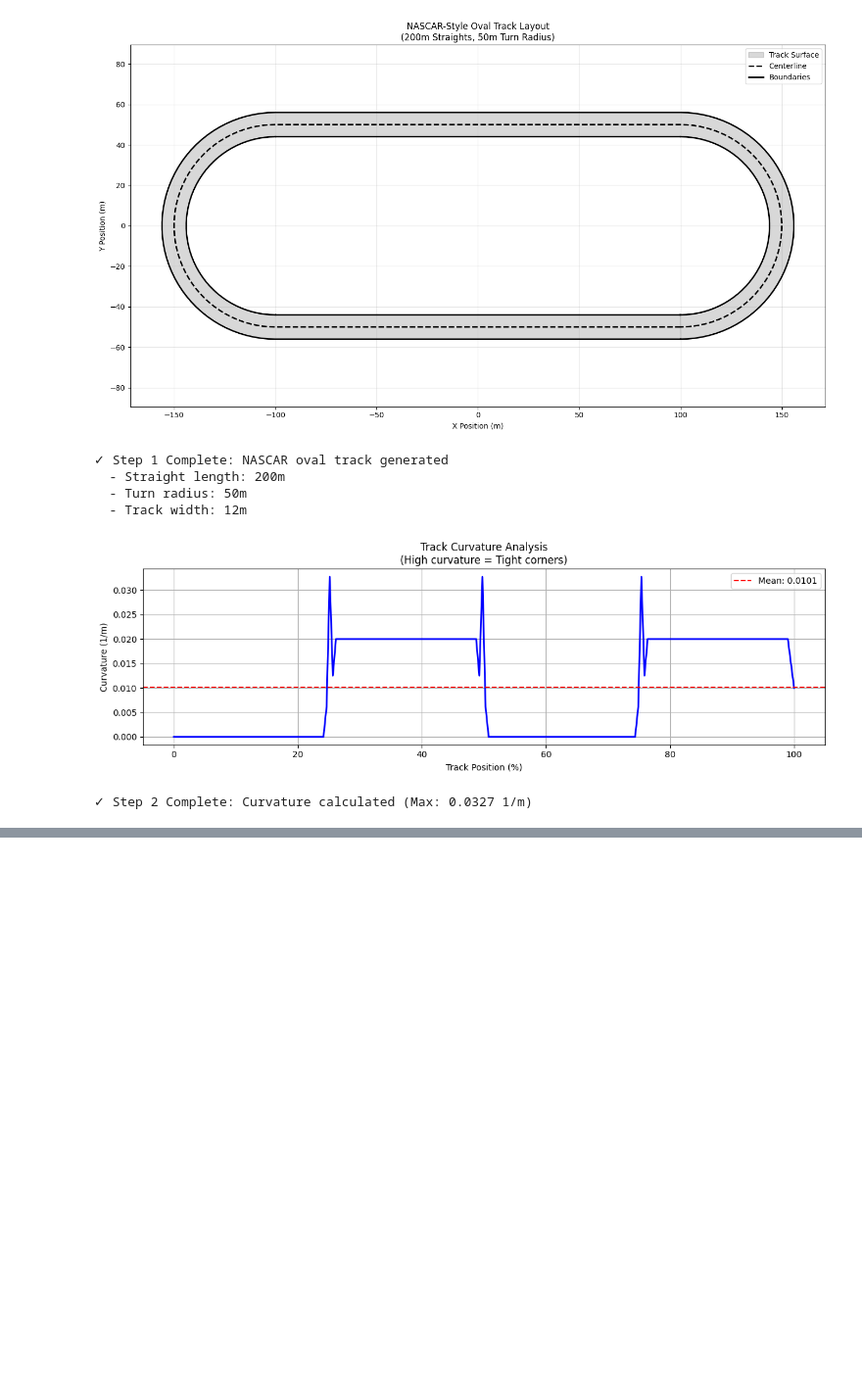
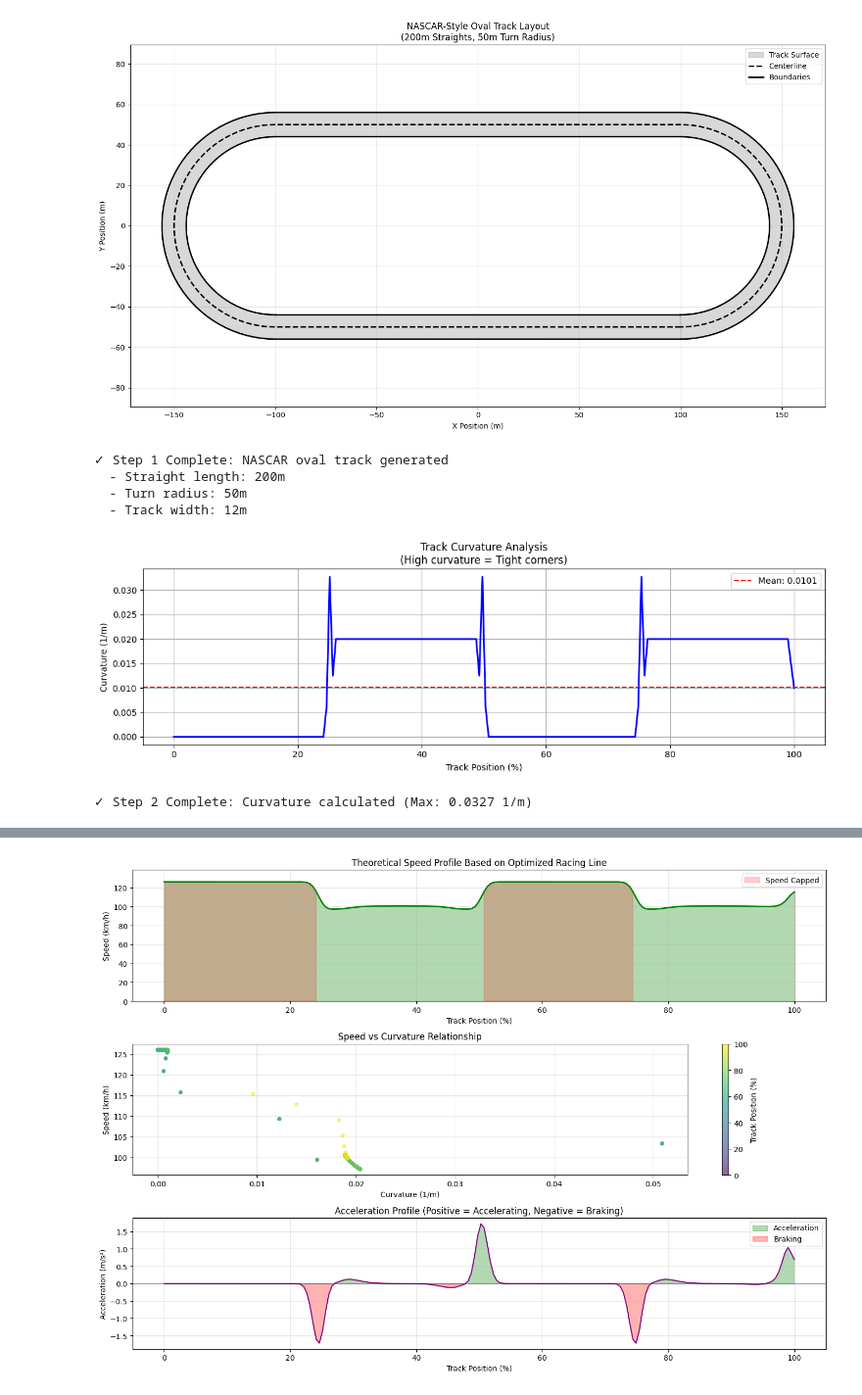
Before and after one commit to OubaidM/f1-raceline, a Jupyter notebook: trials.ipynb, the cells around one changed output, grey strips where cells are left out. Shown at 98% size. Drawn from its saved outputs; the diff is of its cells as text; code cells hidden in the pictures; blank space fills up the shorter version.

```diff
--- a/trials.ipynb
+++ b/trials.ipynb
@@ -226,0 +236,90 @@ print(f"  - Smoother trajectory through {len(corner_idx)} high-curvature zones")
+# %%
+# ==========================================
+# STEP 4: SPEED PROFILE CALCULATION (Fixed)
+# ==========================================
+
+def calculate_speed_profile_fixed(racing_x, racing_y, max_grip=1.5, max_speed=90):
+    """
+    Calculate theoretical speed profile based on curvature
+    """
+    racing_curvature = calculate_curvature(racing_x, racing_y)
+
+    # FIX: Cap minimum curvature to avoid insane speeds
+    # Realistic minimum curvature for a 50m radius turn = 1/50 = 0.02
+    # Allow down to 0.005 (200m radius) for gentle bends
+    min_realistic_curvature = 0.005
+    racing_curvature = np.clip(racing_curvature, min_realistic_curvature, 1.0)
+
+    max_lateral_acc = max_grip * 9.81
+    corner_speed = np.sqrt(max_lateral_acc / racing_curvature)
+
+    speed_profile = np.minimum(corner_speed, max_speed)
+    speed_profile = gaussian_filter1d(speed_profile, sigma=2.0)
+
+    return speed_profile, corner_speed
+
+speed, raw_corner_speed = calculate_speed_profile_fixed(racing_x, racing_y)
+
+# Debug info
+print(f"Max curvature: {np.max(racing_curvature):.6f}")
+print(f"Min curvature: {np.min(racing_curvature):.6f}")
+print(f"Max corner speed (uncapped): {np.max(raw_corner_speed)*3.6:.1f} km/h")
+print(f"Min corner speed: {np.min(raw_corner_speed)*3.6:.1f} km/h")
+
+# Calculate lap time estimate (simplified)
+track_length = np.sum(np.sqrt(np.gradient(racing_x)**2 + np.gradient(racing_y)**2))
+avg_speed = np.mean(speed)
+estimated_lap_time = track_length / avg_speed
+
+plt.figure(figsize=(14, 10))
+
+# Speed profile
+plt.subplot(3, 1, 1)
+x_pos = np.linspace(0, 100, len(speed))
+plt.plot(x_pos, speed * 3.6, 'g-', linewidth=2)
+plt.fill_between(x_pos, 0, speed * 3.6, alpha=0.3, color='green')
+plt.xlabel('Track Position (%)')
+plt.ylabel('Speed (km/h)')
+plt.title('Theoretical Speed Profile Based on Optimized Racing Line')
+plt.grid(True, alpha=0.3)
+plt.ylim(0, max(speed)*3.6*1.1)
+
+# Show where speed is capped
+capped = raw_corner_speed > 35
+if np.any(capped):
+    plt.fill_between(x_pos, 0, speed*3.6, where=capped, alpha=0.2, color='red', label='Speed Capped')
+    plt.legend()
+
+# Curvature vs Speed
+plt.subplot(3, 1, 2)
+plt.scatter(racing_curvature, speed * 3.6, c=x_pos, cmap='viridis', alpha=0.6, s=20)
+plt.colorbar(label='Track Position (%)')
+plt.xlabel('Curvature (1/m)')
+plt.ylabel('Speed (km/h)')
+plt.title('Speed vs Curvature Relationship')
+plt.grid(True, alpha=0.3)
+
+# Acceleration zones
+plt.subplot(3, 1, 3)
+acceleration = np.gradient(speed)
+plt.plot(x_pos, acceleration, 'purple', linewidth=1.5)
+plt.axhline(y=0, color='k', linestyle='-', alpha=0.3)
+plt.fill_between(x_pos, 0, acceleration, where=(acceleration > 0), alpha=0.3, color='green', label='Acceleration')
+plt.fill_between(x_pos, 0, acceleration, where=(acceleration < 0), alpha=0.3, color='red', label='Braking')
+plt.xlabel('Track Position (%)')
+plt.ylabel('Acceleration (m/s²)')
+plt.title('Acceleration Profile (Positive = Accelerating, Negative = Braking)')
+plt.legend()
+plt.grid(True, alpha=0.3)
+
+plt.tight_layout()
+plt.savefig('speed_profile.png', dpi=150, bbox_inches='tight')
+plt.show()
+
+print(f"\n✓ Step 4 Complete: Speed profile generated")
+print(f"  - Track length: {track_length:.1f} m")
+print(f"  - Average speed: {avg_speed*3.6:.1f} km/h")
+print(f"  - Max speed: {np.max(speed)*3.6:.1f} km/h")
+print(f"  - Min speed: {np.min(speed)*3.6:.1f} km/h")
+print(f"  - Estimated lap time: {estimated_lap_time:.2f} s")
+# %% [output]
@@ -226,0 +330 @@ print(f"  - Smoother trajectory through {len(corner_idx)} high-curvature zones")
+[figure, added]
```
Also changed, not shown: parts of 2 cells of this notebook, 1 other file.
